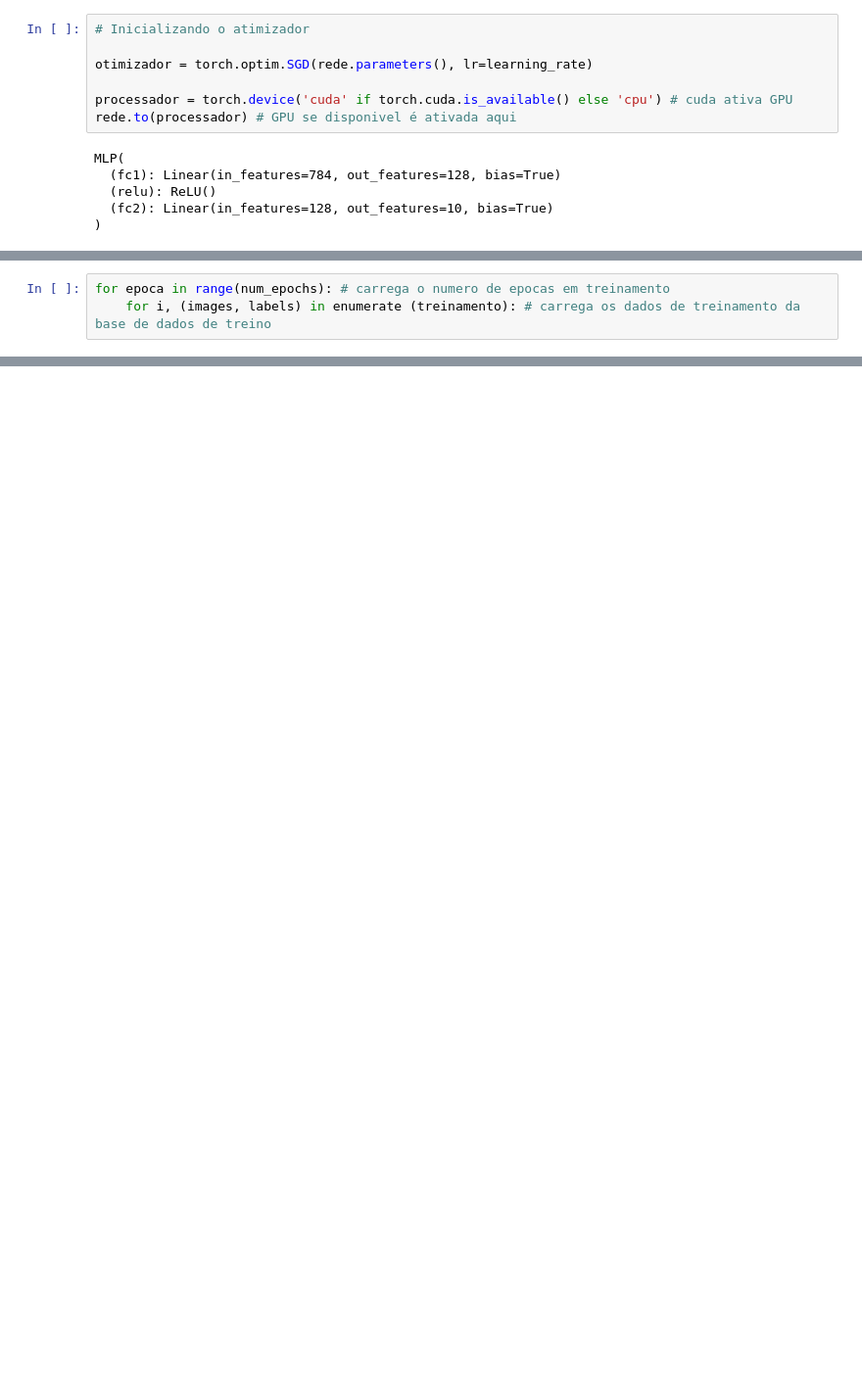
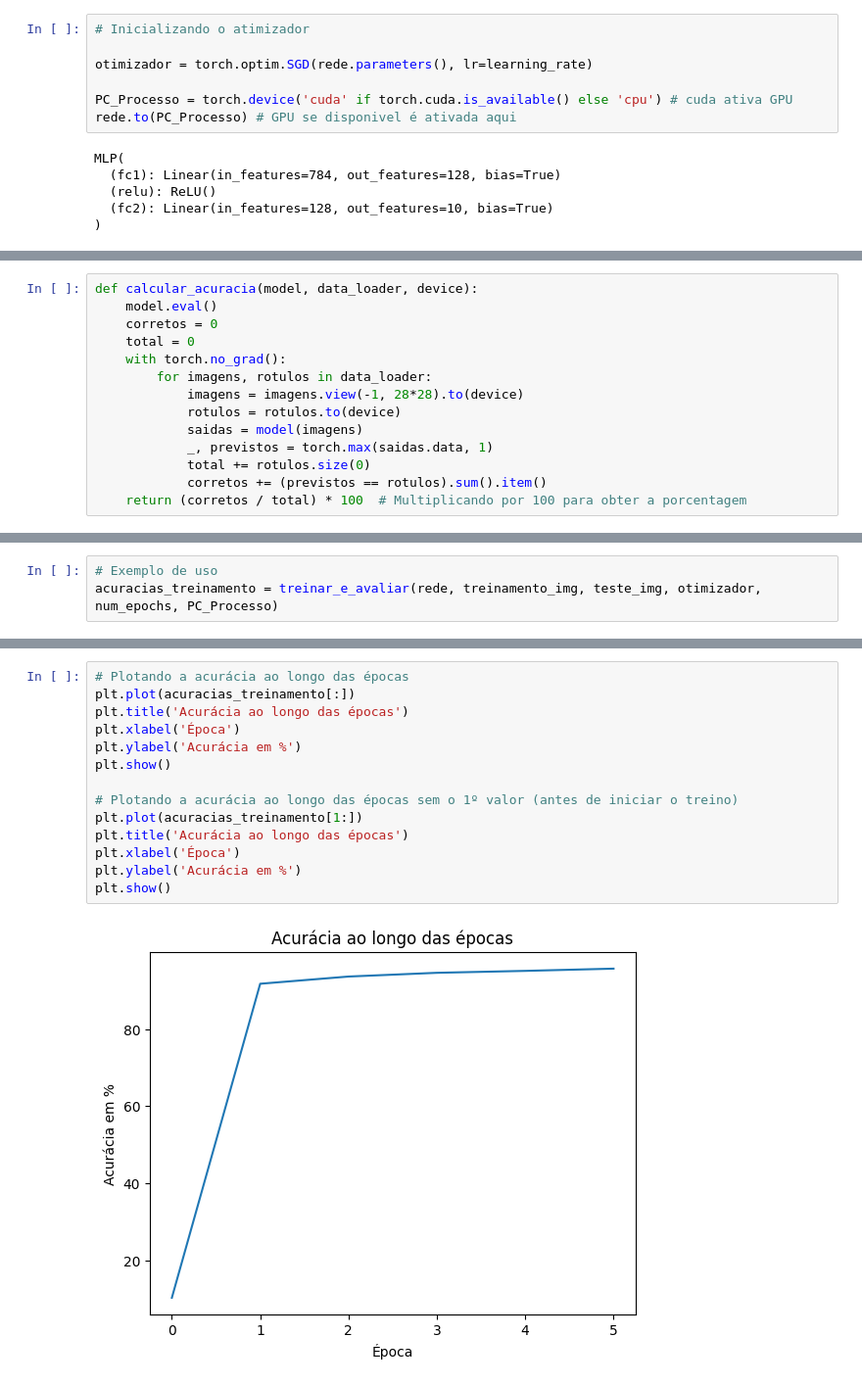
Before and after one commit to ViniciusBPessoa/Repositorio_Academico_Multidisciplinar, a Jupyter notebook: Redes Neurais/Mini Projeto 03 Redes neurais/miniprojeto03.ipynb, the cells around one changed output, grey strips where cells are left out. Shown: that part at 98% size. Drawn from its saved outputs; the diff is of its cells as text; blank space fills up the shorter version.

```diff
--- a/Redes Neurais/Mini Projeto 03 Redes neurais/miniprojeto03.ipynb
+++ b/Redes Neurais/Mini Projeto 03 Redes neurais/miniprojeto03.ipynb
@@ -60,8 +63,8 @@ rede = MLP(input_size, hidden_size, output_size)
 
 otimizador = torch.optim.SGD(rede.parameters(), lr=learning_rate)
 
-processador = torch.device('cuda' if torch.cuda.is_available() else 'cpu') # cuda ativa GPU
-rede.to(processador) # GPU se disponivel é ativada aqui
+PC_Processo = torch.device('cuda' if torch.cuda.is_available() else 'cpu') # cuda ativa GPU
+rede.to(PC_Processo) # GPU se disponivel é ativada aqui
 # %% [output]
 MLP(
   (fc1): Linear(in_features=784, out_features=128, bias=True)
@@ -71 +76,15 @@ MLP(
+# %%
+def calcular_acuracia(model, data_loader, device):
+    model.eval()
+    corretos = 0
+    total = 0
+    with torch.no_grad():
+        for imagens, rotulos in data_loader:
+            imagens = imagens.view(-1, 28*28).to(device)
+            rotulos = rotulos.to(device)
+            saidas = model(imagens)
+            _, previstos = torch.max(saidas.data, 1)
+            total += rotulos.size(0)
+            corretos += (previstos == rotulos).sum().item()
+    return (corretos / total) * 100  # Multiplicando por 100 para obter a porcentagem
 # %% [markdown]
@@ -73,4 +92 @@ MLP(
 ## para assim ver os resultados e desse modo aplicar possiveis mudanças
-# %%
-for epoca in range(num_epochs): # carrega o numero de epocas em treinamento
-    for i, (images, labels) in enumerate (treinamento): # carrega os dados de treinamento da base de dados de treino
@@ -76,0 +125,3 @@ for epoca in range(num_epochs): # carrega o numero de epocas em treinamento
+# %%
+# Exemplo de uso
+acuracias_treinamento = treinar_e_avaliar(rede, treinamento_img, teste_img, otimizador, num_epochs, PC_Processo)
@@ -76,0 +137,16 @@ for epoca in range(num_epochs): # carrega o numero de epocas em treinamento
+# %%
+# Plotando a acurácia ao longo das épocas
+plt.plot(acuracias_treinamento[:])
+plt.title('Acurácia ao longo das épocas')
+plt.xlabel('Época')
+plt.ylabel('Acurácia em %')
+plt.show()
+
+# Plotando a acurácia ao longo das épocas sem o 1º valor (antes de iniciar o treino)
+plt.plot(acuracias_treinamento[1:])
+plt.title('Acurácia ao longo das épocas')
+plt.xlabel('Época')
+plt.ylabel('Acurácia em %')
+plt.show()
+# %% [output]
+[figure, added]
```
Also changed, not shown: parts of 13 cells of this notebook.
